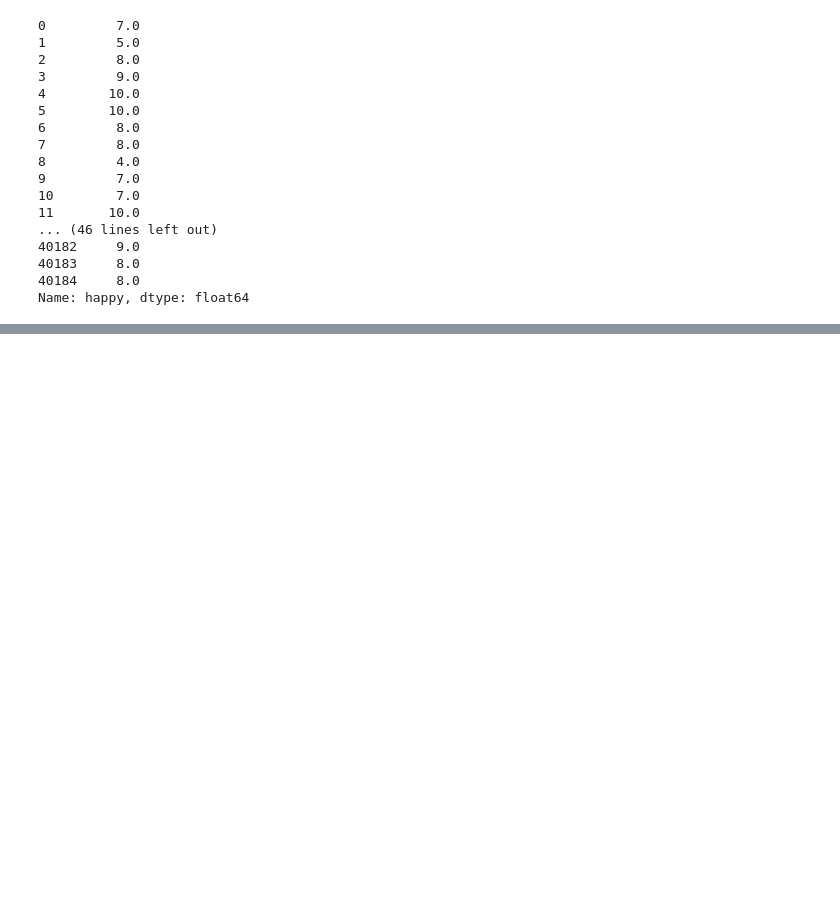
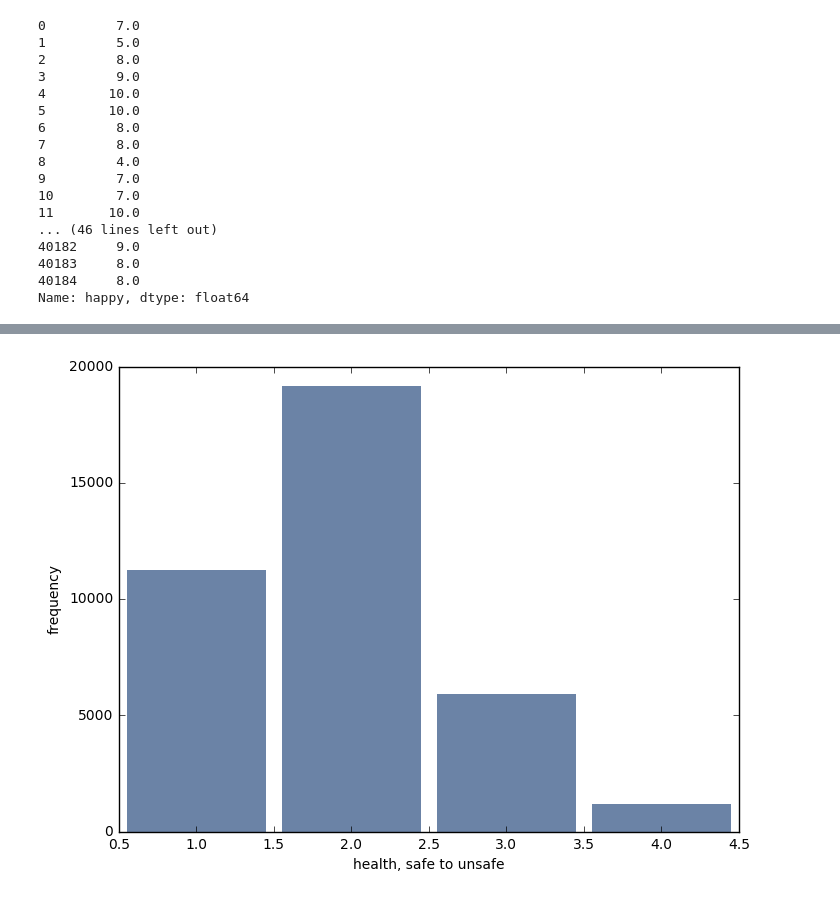
Before and after one commit to apurvaraman/DataScienceReport1, a Jupyter notebook: Report1.ipynb, the cells around one changed output, grey strips where cells are left out. Saved outputs shown, nothing was run; the diff lists cells and outputs as text; code cells hidden in the pictures; blank space fills up the shorter version.

```diff
--- a/Report1.ipynb
+++ b/Report1.ipynb
@@ -80,0 +89,8 @@ thinkplot.Show(xlabel='happy', ylabel='frequency')
+# %%
+#aesfdrk dark safety
+ess.loc[ess.aesfdrk >4] = np.nan
+hist = thinkstats2.Hist(ess.aesfdrk)
+thinkplot.Hist(hist)
+thinkplot.Show(xlabel='health, safe to unsafe', ylabel='frequency')
+# %% [output]
+[figure, added]
```
Also changed, not shown: parts of 8 cells of this notebook.
